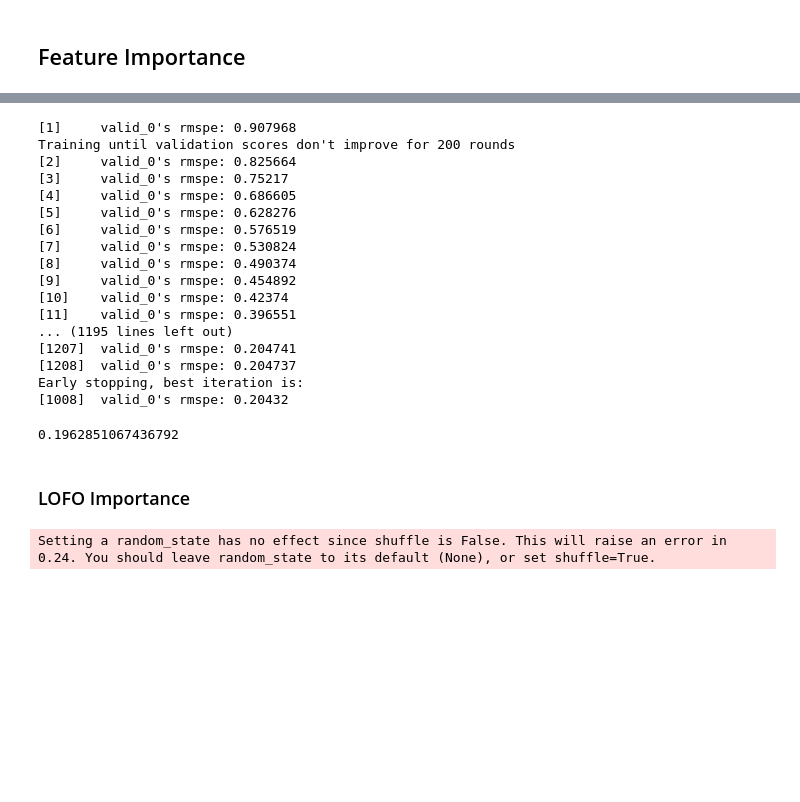
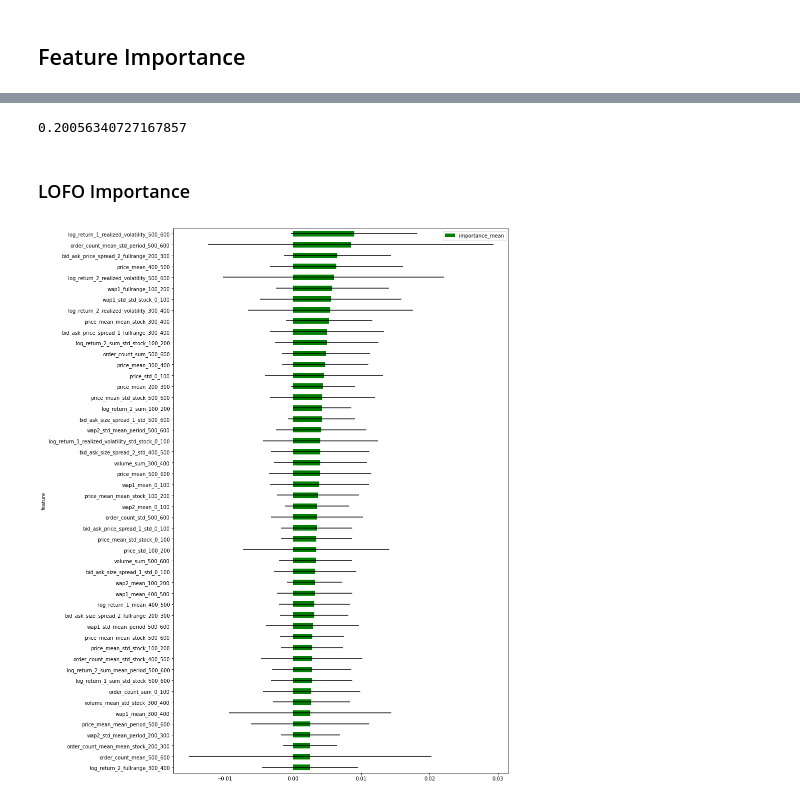
Before and after one commit to tuawong/kaggle-optiver-volatility, a Jupyter notebook: A01_model_training.ipynb, the cells around one changed output, grey strips where cells are left out. Drawn from its saved outputs; the diff is of its cells as text; code cells hidden in the pictures; blank space fills up the shorter version.

```diff
--- a/A01_model_training.ipynb
+++ b/A01_model_training.ipynb
@@ -172,12 +179,17 @@ X_train_shap, X_valid_shap, y_train_shap, y_valid_shap = train_test_split(
 # %%
-train_data_shap = lgb.Dataset(X_train_shap, label=y_train_shap)
-valid_data_shap = lgb.Dataset(X_valid_shap, label=y_valid_shap)
-test_data_shap = lgb.Dataset(X_test_shap, label=y_test_shap)
+num_features = 30
+selected_features = list(feature_importance.col_name)[:num_features]
+X_train_shap, X_valid_shap, X_test_shap = X_train[selected_features], X_valid[selected_features], X_test[selected_features]
+
+train_data_shap = lgb.Dataset(X_train_shap, label=y_train)
+valid_data_shap = lgb.Dataset(X_valid_shap, label=y_valid)
+test_data_shap = lgb.Dataset(X_test_shap, label=y_test)
 
 
 parameters = {'verbosity': -1,
-                'n_jobs': -1,
-                'seed': 123}
+              'n_jobs': -1,
+              'seed': 123
+              }
 
 model = lgb.train(parameters,
                        train_data_shap,
@@ -185,28 +197,13 @@ model = lgb.train(parameters,
                        fobj = rmspe_obj,
                        feval = rmspe_eval,
                        num_boost_round=50000,
-                       early_stopping_rounds=200)
+                       early_stopping_rounds=200,
+                       verbose_eval=0
+                       )
 
-rmspe(y_test_shap, model.predict(X_test_shap))
+rmspe(y_test, model.predict(X_test_shap))
 # %% [output]
-[1]     valid_0's rmspe: 0.907968
-Training until validation scores don't improve for 200 rounds
-[2]     valid_0's rmspe: 0.825664
-[3]     valid_0's rmspe: 0.75217
-[4]     valid_0's rmspe: 0.686605
-[5]     valid_0's rmspe: 0.628276
-[6]     valid_0's rmspe: 0.576519
-[7]     valid_0's rmspe: 0.530824
-[8]     valid_0's rmspe: 0.490374
-[9]     valid_0's rmspe: 0.454892
-[10]    valid_0's rmspe: 0.42374
-[11]    valid_0's rmspe: 0.396551
-... (1195 lines left out)
-[1207]  valid_0's rmspe: 0.204741
-[1208]  valid_0's rmspe: 0.204737
-Early stopping, best iteration is:
-[1008]  valid_0's rmspe: 0.20432
+0.20056340727167857
-0.1962851067436792
 # %% [markdown]
 ### LOFO Importance
 # %%
@@ -218,18 +215,19 @@ rmspe_scorer = make_scorer(rmspe, greater_is_better=False)
 # %%
 # extract a sample of the data
 sample_df = X_test.copy()
 sample_df['target'] = y_test
 sample_df = sample_df.sample(frac=0.01, random_state=0)
 cv = KFold(n_splits=4, shuffle=True, random_state=0)
 # define the binary target and the features
 dataset = Dataset(df=sample_df, target="target", features=[col for col in sample_df.columns if col != 'target'])
 # define the validation scheme and scorer. The default model is LightGBM
 lofo_imp = LOFOImportance(dataset, cv=cv, scoring=rmspe_scorer)
 # get the mean and standard deviation of the importances in pandas format
 importance_df = lofo_imp.get_importance()
 # plot the means and standard deviations of the importances
-plot_importance(importance_df, figsize=(12, 20))
+plot_importance(importance_df[:50], figsize=(12, 20))
+plt.savefig('Importance Plot.png')
 # %% [output]
-Setting a random_state has no effect since shuffle is False. This will raise an error in 0.24. You should leave random_state to its default (None), or set shuffle=True.
+[figure, added]
 # %%
 selected_lofo_features = importance_df.loc[importance_df.importance_mean>0.001]['feature'].to_list()
```
Also changed, not shown: parts of 33 cells of this notebook, 3 other files.
